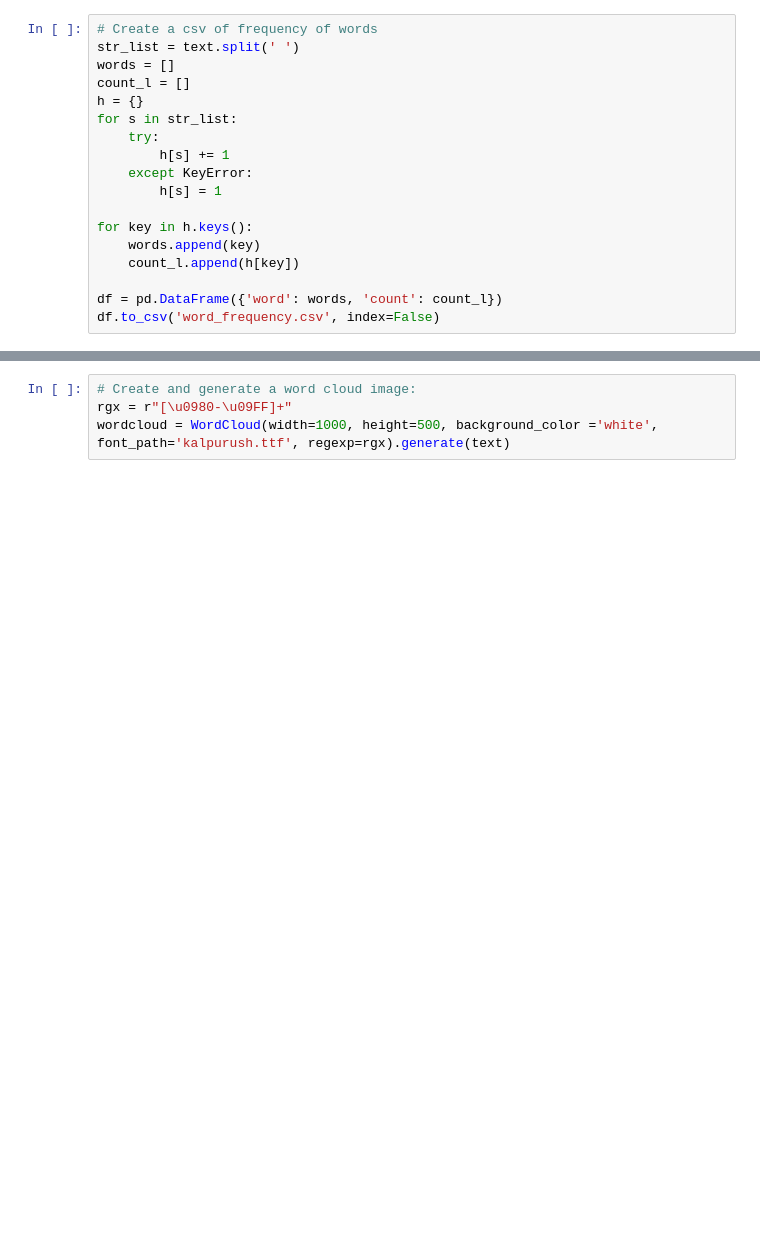
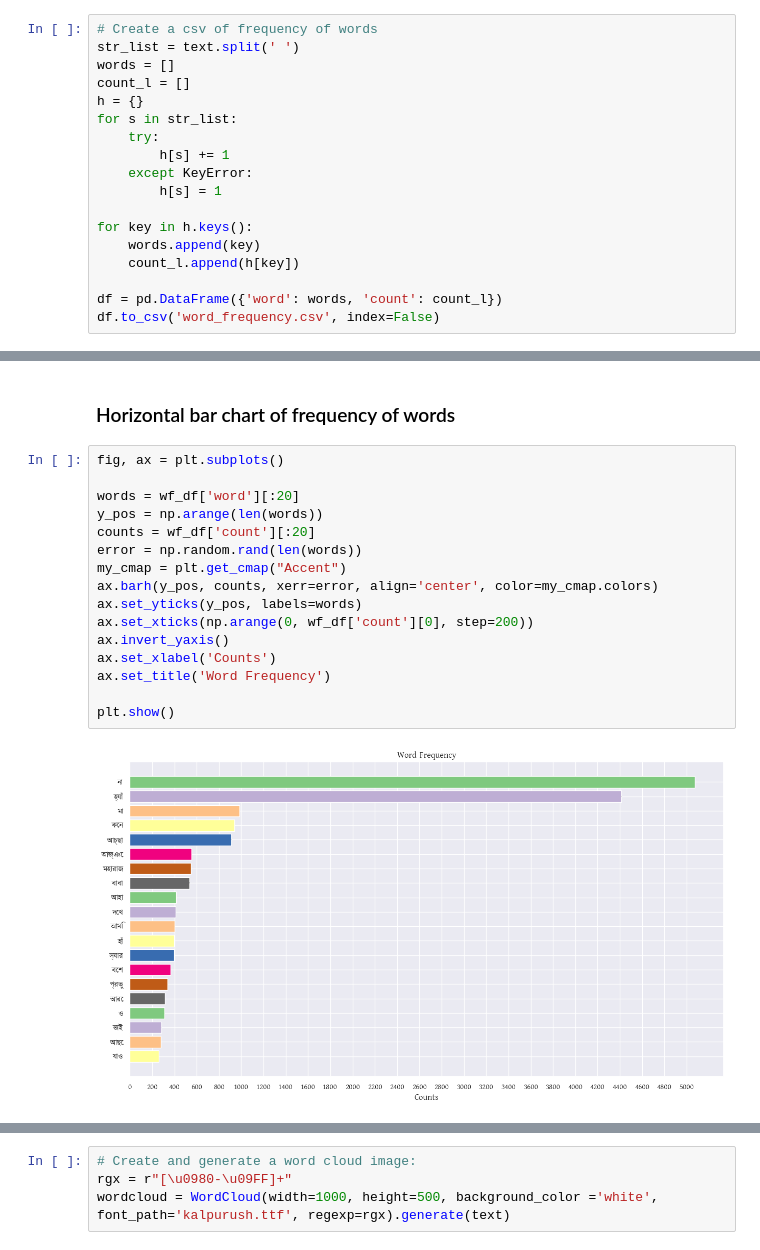
Before and after one commit to MShafquat/Bangla-Next-Word-and-Text-Sequence-Prediction, a Jupyter notebook: data-visualization/text_eda.ipynb, the cells around one changed output, grey strips where cells are left out. Cells and saved outputs as stored; diff of their text form; blank space fills up the shorter version.

```diff
--- a/data-visualization/text_eda.ipynb
+++ b/data-visualization/text_eda.ipynb
@@ -210,0 +236,20 @@ df.to_csv('word_frequency.csv', index=False)
+# %% [markdown]
+### Horizontal bar chart of frequency of words
+# %%
+fig, ax = plt.subplots()
+
+words = wf_df['word'][:20]
+y_pos = np.arange(len(words))
+counts = wf_df['count'][:20]
+error = np.random.rand(len(words))
+my_cmap = plt.get_cmap("Accent")
+ax.barh(y_pos, counts, xerr=error, align='center', color=my_cmap.colors)
+ax.set_yticks(y_pos, labels=words)
+ax.set_xticks(np.arange(0, wf_df['count'][0], step=200))
+ax.invert_yaxis()
+ax.set_xlabel('Counts')
+ax.set_title('Word Frequency')
+
+plt.show()
+# %% [output]
+[figure, added]
```
Also changed, not shown: parts of 16 cells of this notebook, 1 other file.
